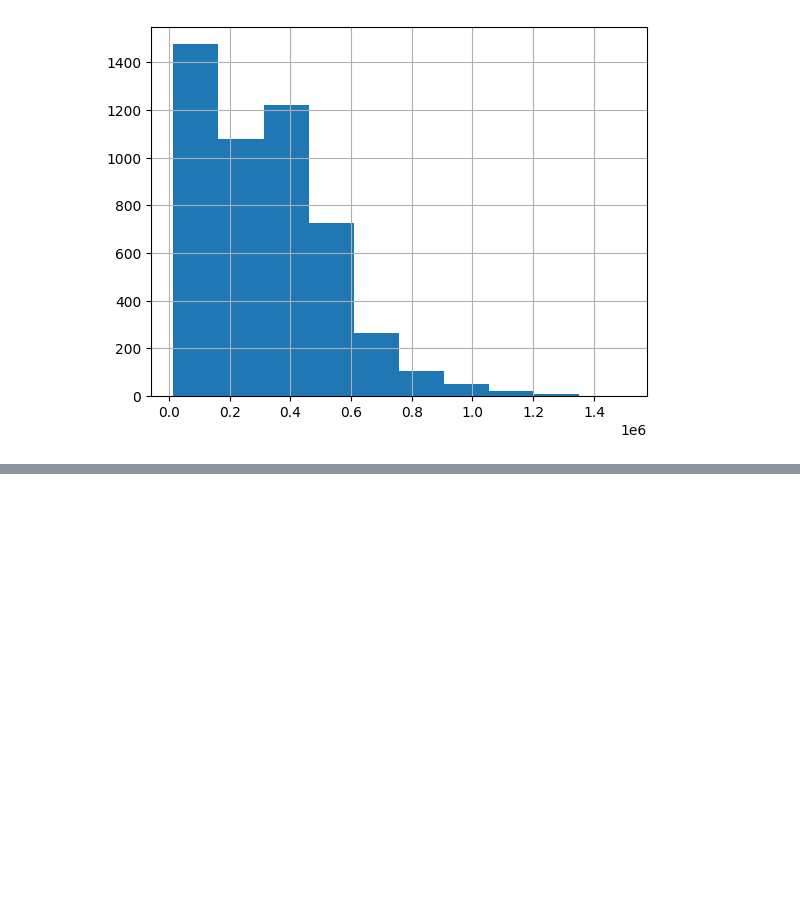
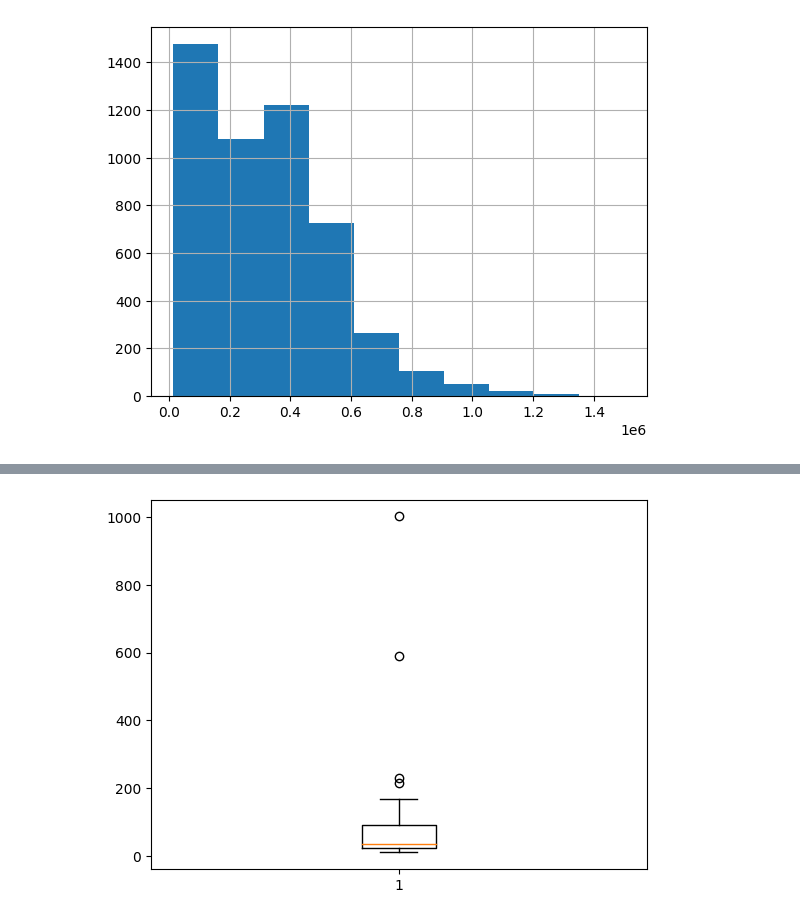
Before and after one commit to leekyuyoung202306/PYTHON, a Jupyter notebook: 12주차/[12주차]데이터분석04.ipynb, the cells around one changed output, grey strips where cells are left out. Cells and saved outputs as stored; diff of their text form; code cells hidden in the pictures; blank space fills up the shorter version.

```diff
--- a/12주차/[12주차]데이터분석04.ipynb
+++ b/12주차/[12주차]데이터분석04.ipynb
@@ -89,0 +102,5 @@ df_price_moel_z_score.hist()
+# %%
+# 핸드폰의 모델 탐색
+model_counts = df['phone_model'].value_counts()
+print(model_counts)
+model_counts.describe()
@@ -89,0 +129,5 @@ df_price_moel_z_score.hist()
+# %%
+plt.boxplot(model_counts)
+plt.show()
+# %% [output]
+[figure, added]
```
Also changed, not shown: parts of 11 cells of this notebook.
